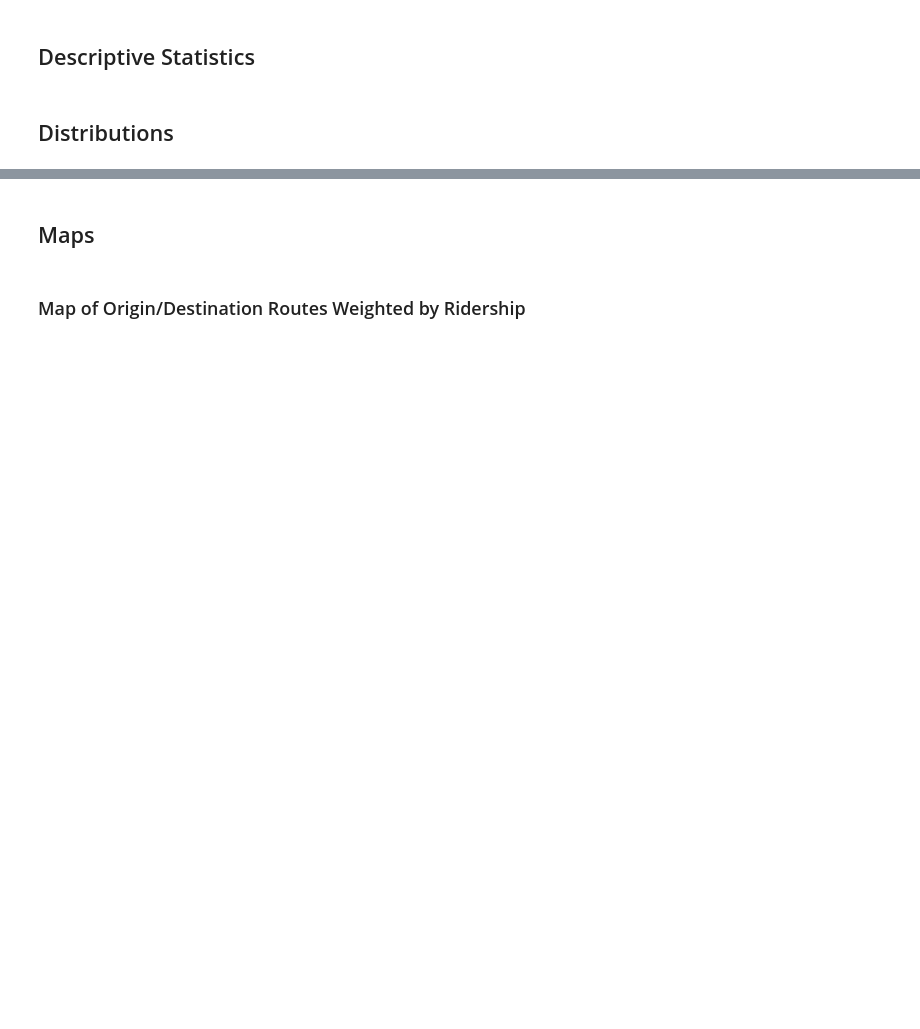
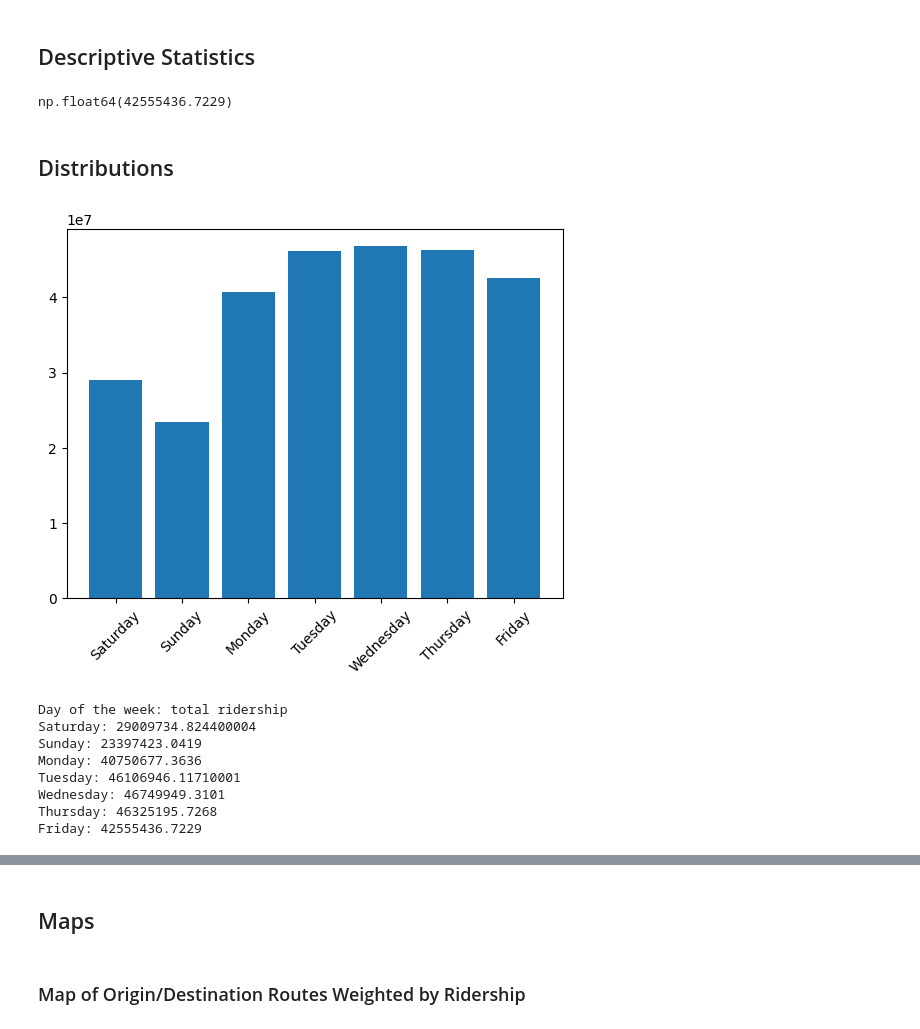
Before and after one commit to iansargent/nyc-subway-ridership-ml, a Jupyter notebook: Scripts/Analysis/exploratory_analysis.ipynb, the cells around one changed output, grey strips where cells are left out. Drawn from its saved outputs; the diff is of its cells as text; code cells hidden in the pictures; blank space fills up the shorter version.

Commit message:
added some exploratory bar charts

```diff
--- a/Scripts/Analysis/exploratory_analysis.ipynb
+++ b/Scripts/Analysis/exploratory_analysis.ipynb
@@ -29,4 +50,29 @@ origin = pd.read_csv(StringIO(requests.get(url_ts, verify=False).text))
 # %% [markdown]
 ## Descriptive Statistics
+# %%
+origin[origin['day_of_week'] == 'Friday']['sum_estimated_average_ridership'].sum()
+# %% [output]
+np.float64(42555436.7229)
 # %% [markdown]
 ## Distributions
+# %%
+# origin day of week
+day_of_week = ['Saturday', 'Sunday', 'Monday', 'Tuesday', 'Wednesday', 'Thursday', 'Friday']
+total_ridership_per_day_of_week = [origin[origin['day_of_week'] == i]['sum_estimated_average_ridership'].sum() for i in day_of_week]
+plt.bar(day_of_week, total_ridership_per_day_of_week)
+plt.tick_params(axis='x', labelrotation=45)
+# plt.ticklabel_format(style='plain') #for some reason this is only causing an error for this graph
+plt.show()
+print('Day of the week: total ridership')
+for i in range(7):
+    print(f'{day_of_week[i]}: {total_ridership_per_day_of_week[i]}')
+# %% [output]
+[figure, added]
+Day of the week: total ridership
+Saturday: 29009734.824400004
+Sunday: 23397423.0419
+Monday: 40750677.3636
+Tuesday: 46106946.11710001
+Wednesday: 46749949.3101
+Thursday: 46325195.7268
+Friday: 42555436.7229
```
Also changed, not shown: parts of 5 cells of this notebook.
